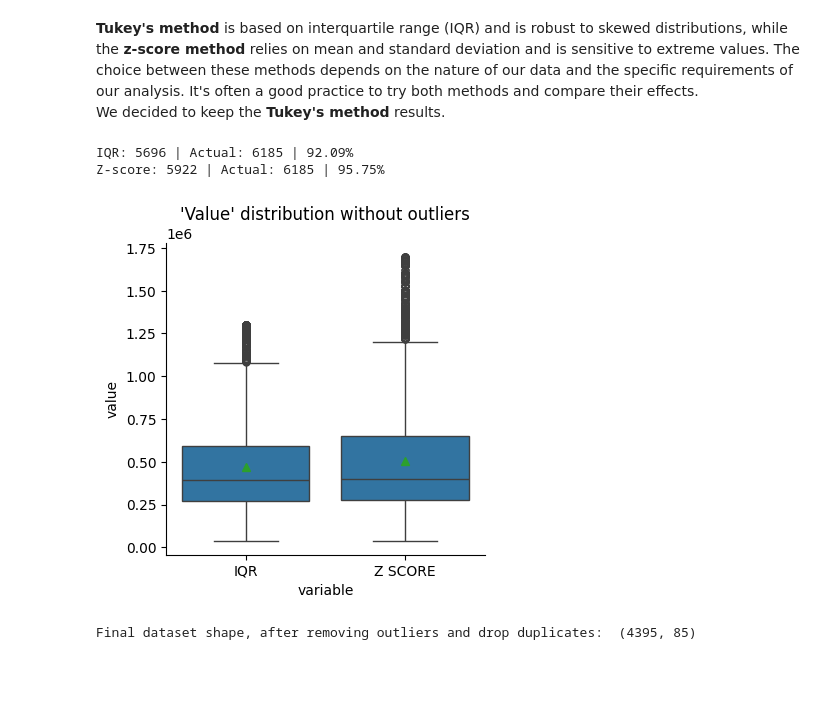
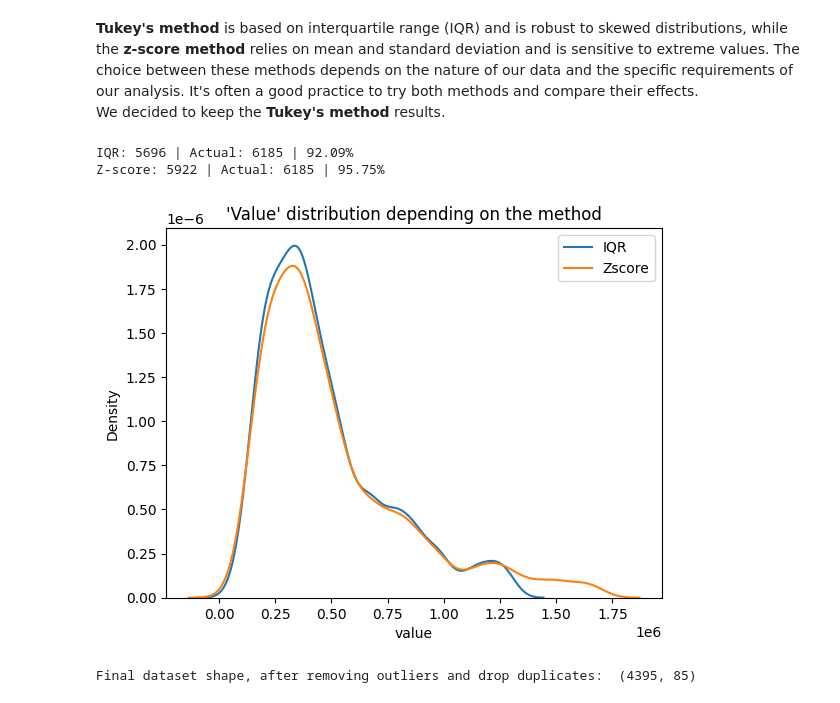
Before and after one commit to joseprs/FlatsHousesStudyBCN, a Jupyter notebook: 2.flat_prices_predictor.ipynb, the cells around one changed output. Cells and saved outputs as stored; diff of their text form; code cells hidden in the pictures; blank space fills up the shorter version.

```diff
--- a/flat_prices_predictor.ipynb
+++ b/2.flat_prices_predictor.ipynb
@@ -92,32 +94,31 @@ We decided to keep the **Tukey's method** results.
 # %%
 def remove_outliers_iqr(df, column):
     q1 = df[column].quantile(0.25)
     q3 = df[column].quantile(0.75)
     iqr = q3 - q1
     lower_bound = q1 - 1.5 * iqr
     upper_bound = q3 + 1.5 * iqr
     return df[(df[column] >= lower_bound) & (df[column] <= upper_bound)]
 
 def remove_outliers_zscore(df, column, threshold=2):
     z_scores = np.abs((df[column] - df[column].mean()) / df[column].std())
     return df[z_scores < threshold]
 
 df_iqr = remove_outliers_iqr(df, "value").copy()
 df_z = remove_outliers_zscore(df, "value").copy()
 
 print(f"IQR: {len(df_iqr)} | Actual: {len(df)} | {(len(df_iqr)/len(df))*100:.2f}%")
 print(f"Z-score: {len(df_z)} | Actual: {len(df)} | {(len(df_z)/len(df))*100:.2f}%")
 
-df_iqr['variable'] = 'IQR'
-df_z['variable'] = 'Z SCORE'
-combined_df = pd.concat([df_iqr, df_z], axis=0)
-sns.catplot(data=combined_df, kind='box', x='variable', y='value', showmeans=True, height=4, aspect=1)
-plt.title("'Value' distribution without outliers")
+sns.kdeplot(df_iqr["value"], label="IQR")
+sns.kdeplot(df_z["value"], label="Zscore")
+plt.legend()
+plt.title("'Value' distribution depending on the method")
 plt.show()
 # %% [output]
 IQR: 5696 | Actual: 6185 | 92.09%
 Z-score: 5922 | Actual: 6185 | 95.75%
-[figure, old version]
+[figure, new version]
 # %%
 df = remove_outliers_iqr(df, "value").reset_index(drop=True).copy()
 
```
Also changed, not shown: parts of 29 cells of this notebook, 3 other files.
